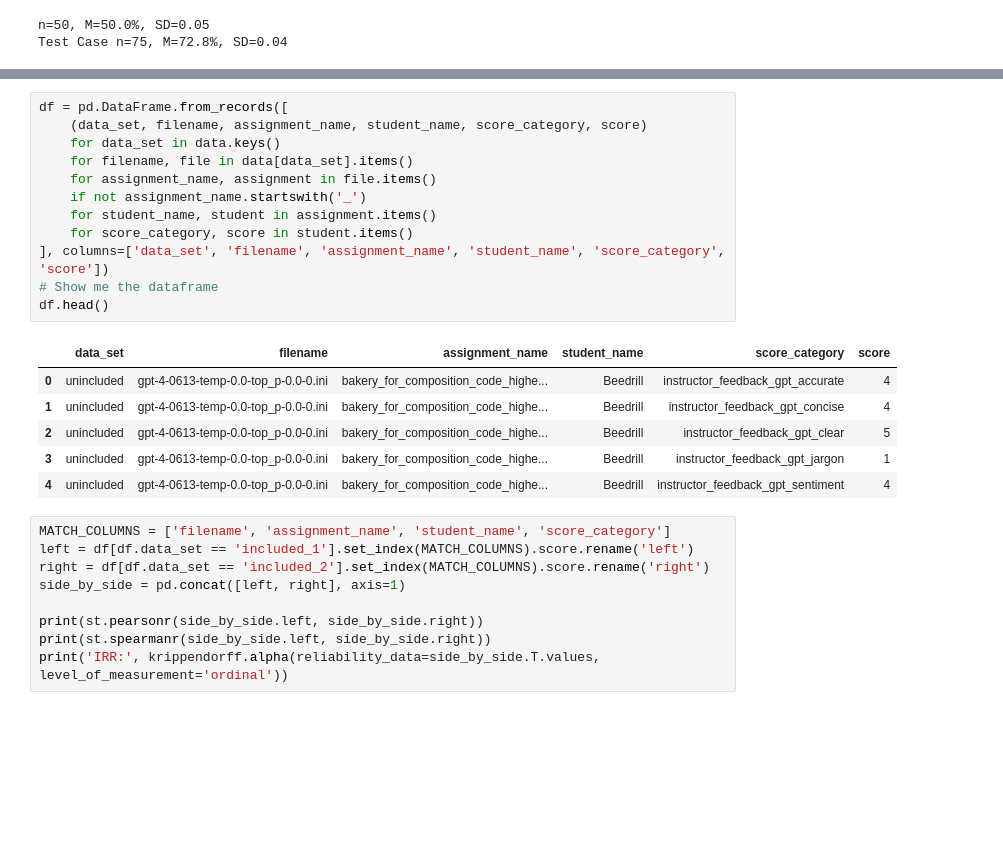
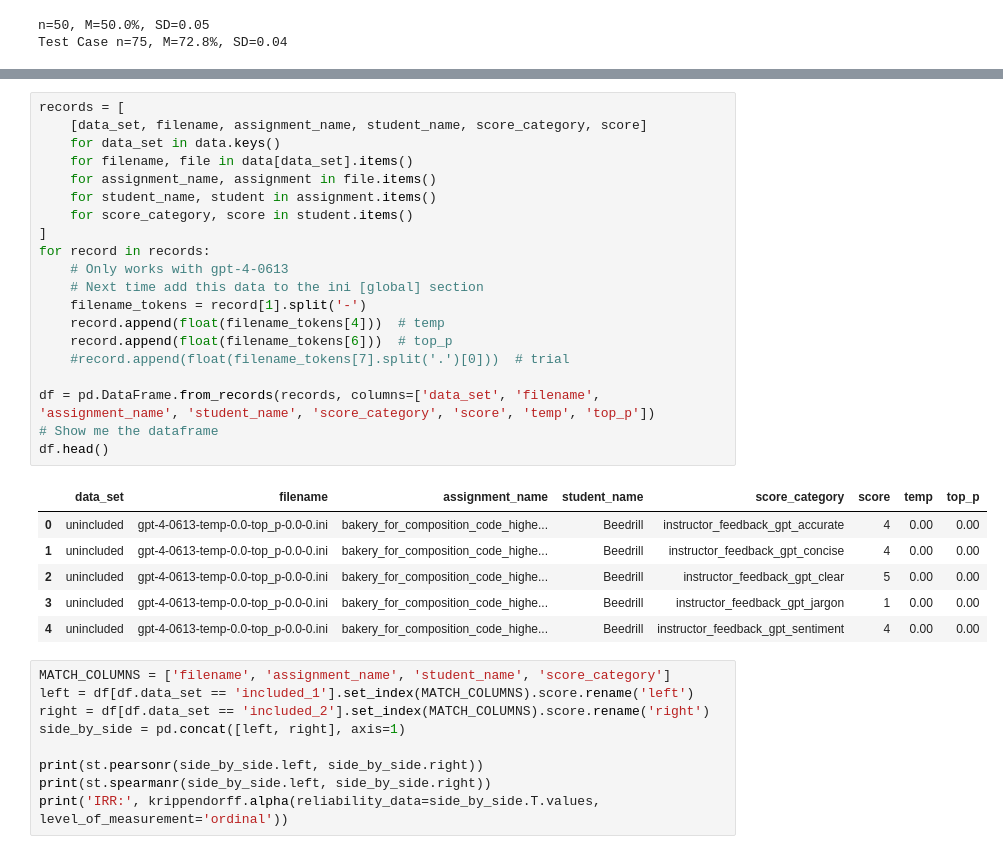
Before and after one commit to THRALLab/pedal-kennel, a Jupyter notebook: examples/chosen_problems_st3-3_as3-3_at1_v1/analysis.ipynb, the cells around one changed output, grey strips where cells are left out. Cells and saved outputs as stored; diff of their text form; blank space fills up the shorter version.

```diff
--- a/examples/chosen_problems_st3-3_as3-3_at1_v1/analysis.ipynb
+++ b/examples/chosen_problems_st3-3_as3-3_at1_v1/analysis.ipynb
@@ -274,24 +267,32 @@ for file in question_files1:
 for file in question_files2:
     add_data(f'{parent_dir}/_feedback_results_include_question2/{file}', 'included_2')
 # %%
-df = pd.DataFrame.from_records([
-    (data_set, filename, assignment_name, student_name, score_category, score)
+records = [
+    [data_set, filename, assignment_name, student_name, score_category, score]
     for data_set in data.keys()
     for filename, file in data[data_set].items()
     for assignment_name, assignment in file.items()
-    if not assignment_name.startswith('_')
     for student_name, student in assignment.items()
     for score_category, score in student.items()
-], columns=['data_set', 'filename', 'assignment_name', 'student_name', 'score_category', 'score'])
+]
+for record in records:
+    # Only works with gpt-4-0613
+    # Next time add this data to the ini [global] section
+    filename_tokens = record[1].split('-')
+    record.append(float(filename_tokens[4]))  # temp
+    record.append(float(filename_tokens[6]))  # top_p
+    #record.append(float(filename_tokens[7].split('.')[0]))  # trial
+
+df = pd.DataFrame.from_records(records, columns=['data_set', 'filename', 'assignment_name', 'student_name', 'score_category', 'score', 'temp', 'top_p'])
 # Show me the dataframe
 df.head()
 # %% [output]
-|  | data_set | filename | assignment_name | student_name | score_category | score |
-| 0 | unincluded | gpt-4-0613-temp-0.0-top_p-0.0-0.ini | bakery_for_composition_code_highe... | Beedrill | instructor_feedback_gpt_accurate | 4 |
-| 1 | unincluded | gpt-4-0613-temp-0.0-top_p-0.0-0.ini | bakery_for_composition_code_highe... | Beedrill | instructor_feedback_gpt_concise | 4 |
-| 2 | unincluded | gpt-4-0613-temp-0.0-top_p-0.0-0.ini | bakery_for_composition_code_highe... | Beedrill | instructor_feedback_gpt_clear | 5 |
-| 3 | unincluded | gpt-4-0613-temp-0.0-top_p-0.0-0.ini | bakery_for_composition_code_highe... | Beedrill | instructor_feedback_gpt_jargon | 1 |
-| 4 | unincluded | gpt-4-0613-temp-0.0-top_p-0.0-0.ini | bakery_for_composition_code_highe... | Beedrill | instructor_feedback_gpt_sentiment | 4 |
+|  | data_set | filename | assignment_name | student_name | score_category | score | temp | top_p |
+| 0 | unincluded | gpt-4-0613-temp-0.0-top_p-0.0-0.ini | bakery_for_composition_code_highe... | Beedrill | instructor_feedback_gpt_accurate | 4 | 0.00 | 0.00 |
+| 1 | unincluded | gpt-4-0613-temp-0.0-top_p-0.0-0.ini | bakery_for_composition_code_highe... | Beedrill | instructor_feedback_gpt_concise | 4 | 0.00 | 0.00 |
+| 2 | unincluded | gpt-4-0613-temp-0.0-top_p-0.0-0.ini | bakery_for_composition_code_highe... | Beedrill | instructor_feedback_gpt_clear | 5 | 0.00 | 0.00 |
+| 3 | unincluded | gpt-4-0613-temp-0.0-top_p-0.0-0.ini | bakery_for_composition_code_highe... | Beedrill | instructor_feedback_gpt_jargon | 1 | 0.00 | 0.00 |
+| 4 | unincluded | gpt-4-0613-temp-0.0-top_p-0.0-0.ini | bakery_for_composition_code_highe... | Beedrill | instructor_feedback_gpt_sentiment | 4 | 0.00 | 0.00 |
 # %%
 MATCH_COLUMNS = ['filename', 'assignment_name', 'student_name', 'score_category']
 left = df[df.data_set == 'included_1'].set_index(MATCH_COLUMNS).score.rename('left')
```
Also changed, not shown: parts of 6 cells of this notebook.
